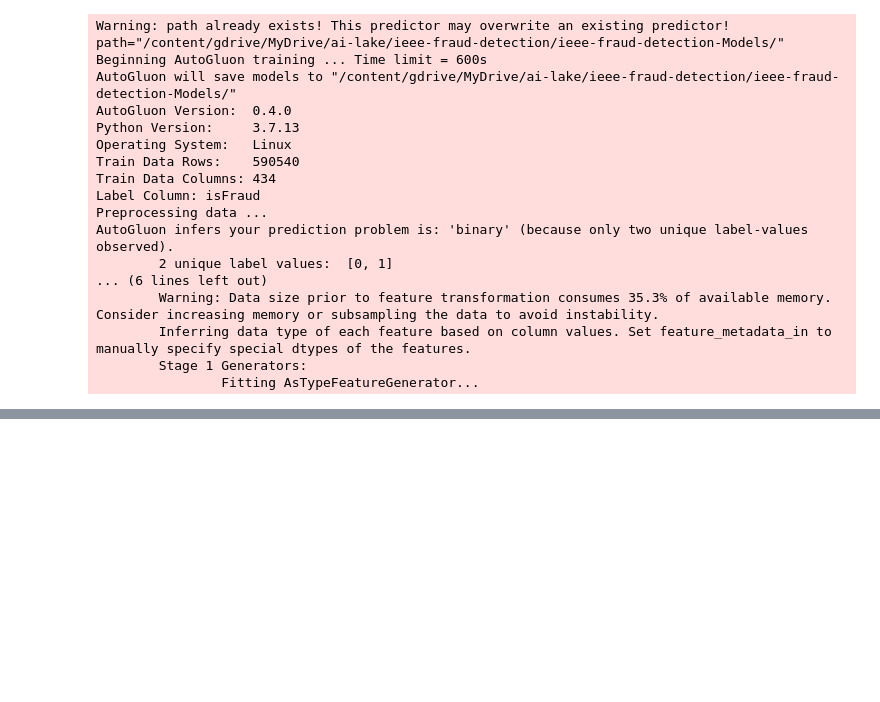
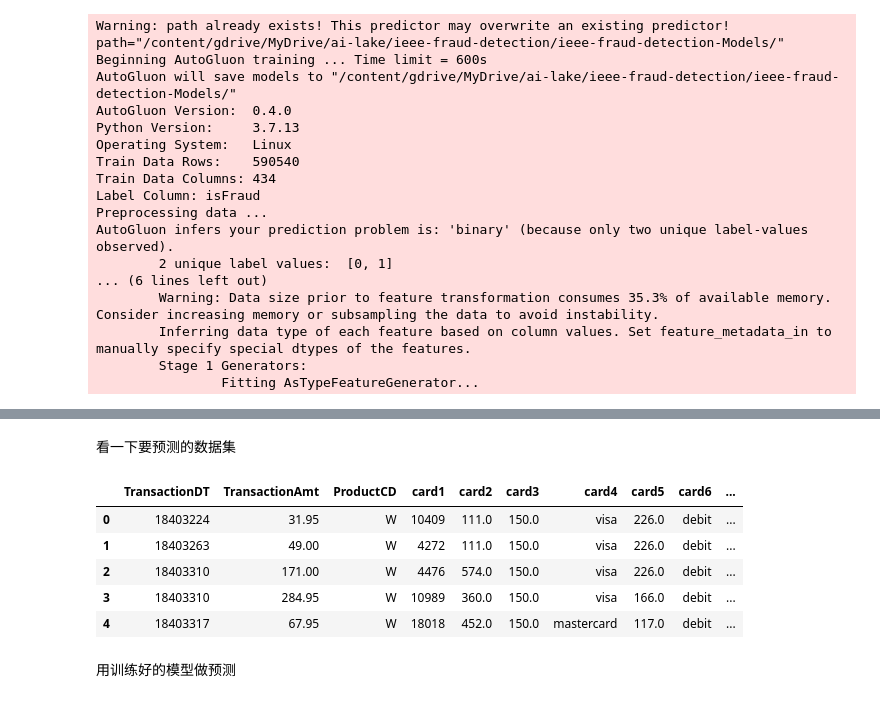
Before and after one commit to RockYuan/DeepLearning, a Jupyter notebook: ieee_fraud_detection.ipynb, the cells around one changed output, grey strips where cells are left out. Saved outputs shown, nothing was run; the diff lists cells and outputs as text; code cells hidden in the pictures; blank space fills up the shorter version.

```diff
--- a/ieee_fraud_detection.ipynb
+++ b/ieee_fraud_detection.ipynb
@@ -176,0 +204,5 @@ Sun Apr  3 11:51:47 2022
+# %%
+%%time
+test_identity = pd.read_csv(directory+'test_identity.csv')
+test_transaction = pd.read_csv(directory+'test_transaction.csv')
+test_data = pd.merge(test_transaction, test_identity, on='TransactionID', how='left')
@@ -176,0 +255,14 @@ Sun Apr  3 11:51:47 2022
+# %%
+%%time
+
+test_data = test_data.drop( columns=['TransactionID'] )
+
+test_data_temp = test_data.groupby('card1')['TransactionAmt'].agg(['mean']).rename({'mean':'TransactionAmt_card1_mean'},axis=1)
+test_data = pd.merge(test_data,test_data_temp,on='card1',how='left')
+
+for col in test_data.columns:
+  test_data[col].fillna(-999, inplace=True)
+  if test_data[col].dtype=='float64':
+    test_data[col] = test_data[col].astype('float32')
+  if test_data[col].dtype=='int64':
+    test_data[col] = test_data[col].astype('int32')
@@ -176,0 +272,13 @@ Sun Apr  3 11:51:47 2022
+# %% [markdown]
+看一下要预测的数据集
+# %%
+test_data.head()
+# %% [output]
+|  | TransactionDT | TransactionAmt | ProductCD | card1 | card2 | card3 | card4 | card5 | card6 | ... |
+| 0 | 18403224 | 31.95 | W | 10409 | 111.0 | 150.0 | visa | 226.0 | debit | ... |
+| 1 | 18403263 | 49.00 | W | 4272 | 111.0 | 150.0 | visa | 226.0 | debit | ... |
+| 2 | 18403310 | 171.00 | W | 4476 | 574.0 | 150.0 | visa | 226.0 | debit | ... |
+| 3 | 18403310 | 284.95 | W | 10989 | 360.0 | 150.0 | visa | 166.0 | debit | ... |
+| 4 | 18403317 | 67.95 | W | 18018 | 452.0 | 150.0 | mastercard | 117.0 | debit | ... |
+# %% [markdown]
+用训练好的模型做预测
```
Also changed, not shown: parts of 30 cells of this notebook, 2 other files.
